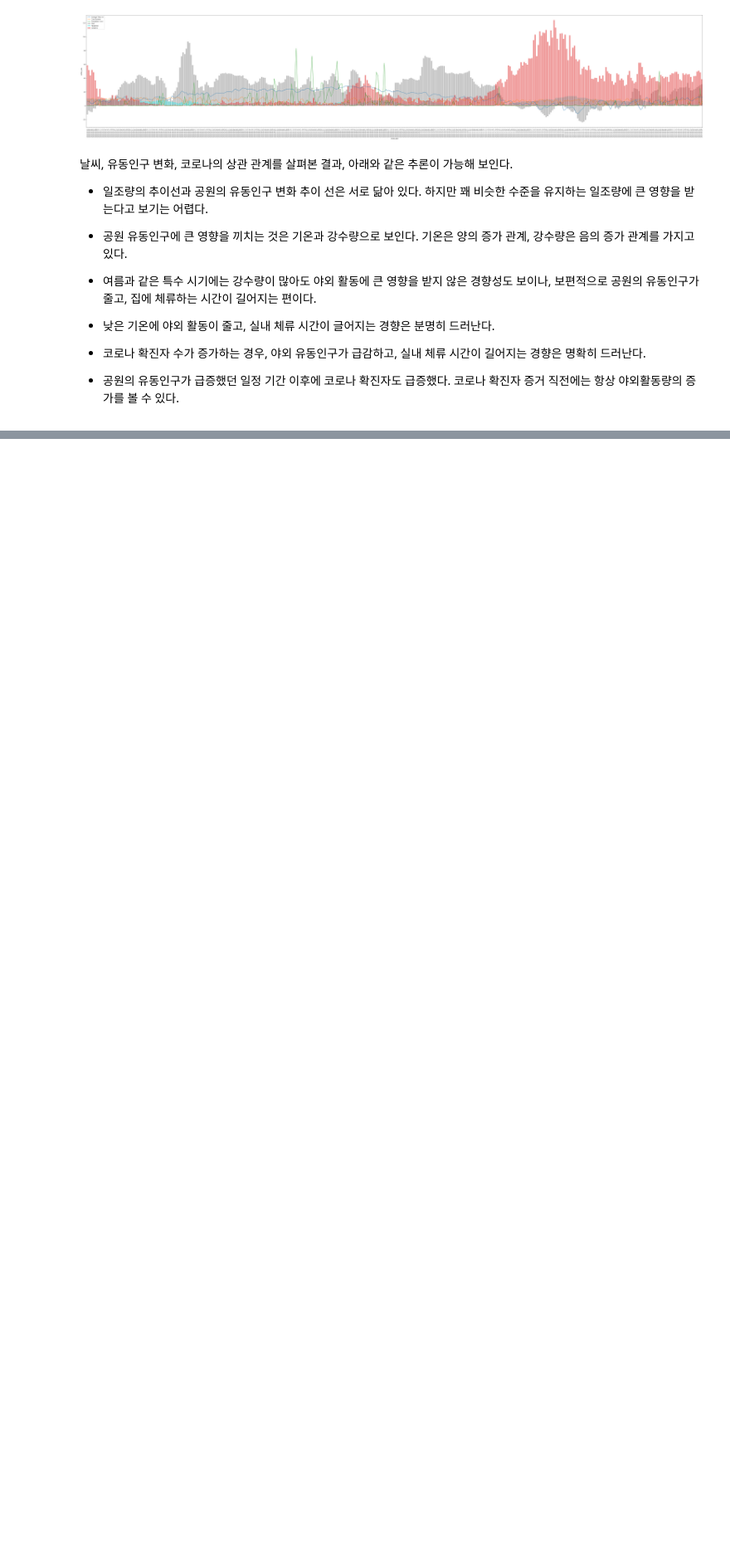
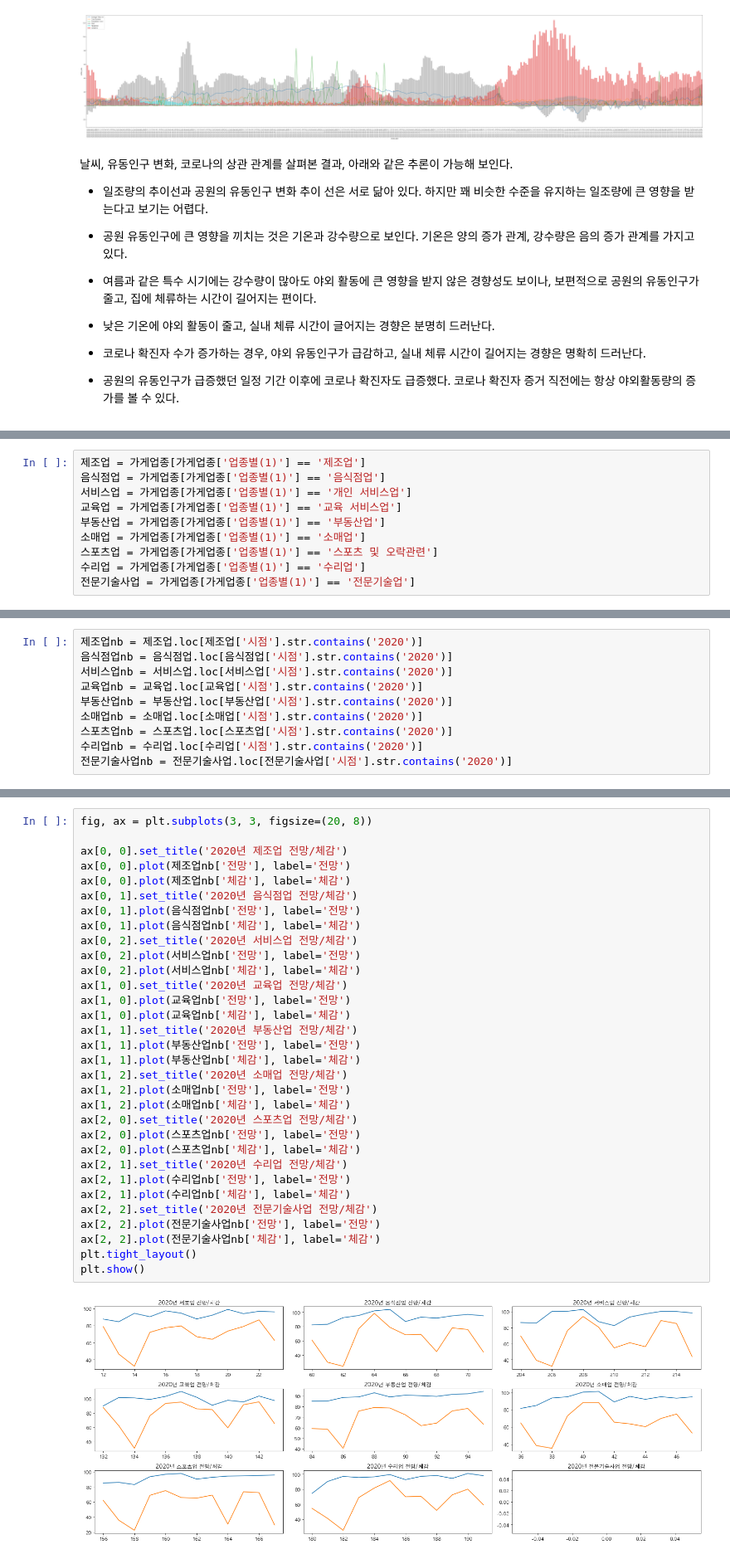
Before and after one commit to wonkwonlee/covid-data-analysis, a Jupyter notebook: covid19-EDA.ipynb, the cells around one changed output, grey strips where cells are left out. Shown at 83% size. Saved outputs shown, nothing was run; the diff lists cells and outputs as text; blank space fills up the shorter version.

```diff
--- a/covid19-EDA.ipynb
+++ b/covid19-EDA.ipynb
@@ -571,0 +842,10 @@ plt.show()
+# %%
+제조업 = 가게업종[가게업종['업종별(1)'] == '제조업']
+음식점업 = 가게업종[가게업종['업종별(1)'] == '음식점업']
+서비스업 = 가게업종[가게업종['업종별(1)'] == '개인 서비스업']
+교육업 = 가게업종[가게업종['업종별(1)'] == '교육 서비스업']
+부동산업 = 가게업종[가게업종['업종별(1)'] == '부동산업']
+소매업 = 가게업종[가게업종['업종별(1)'] == '소매업']
+스포츠업 = 가게업종[가게업종['업종별(1)'] == '스포츠 및 오락관련']
+수리업 = 가게업종[가게업종['업종별(1)'] == '수리업']
+전문기술사업 = 가게업종[가게업종['업종별(1)'] == '전문기술업']
@@ -571,0 +863,10 @@ plt.show()
+# %%
+제조업nb = 제조업.loc[제조업['시점'].str.contains('2020')]
+음식점업nb = 음식점업.loc[음식점업['시점'].str.contains('2020')]
+서비스업nb = 서비스업.loc[서비스업['시점'].str.contains('2020')]
+교육업nb = 교육업.loc[교육업['시점'].str.contains('2020')]
+부동산업nb = 부동산업.loc[부동산업['시점'].str.contains('2020')]
+소매업nb = 소매업.loc[소매업['시점'].str.contains('2020')]
+스포츠업nb = 스포츠업.loc[스포츠업['시점'].str.contains('2020')]
+수리업nb = 수리업.loc[수리업['시점'].str.contains('2020')]
+전문기술사업nb = 전문기술사업.loc[전문기술사업['시점'].str.contains('2020')]
@@ -571,0 +913,34 @@ plt.show()
+# %%
+fig, ax = plt.subplots(3, 3, figsize=(20, 8))
+
+ax[0, 0].set_title('2020년 제조업 전망/체감')
+ax[0, 0].plot(제조업nb['전망'], label='전망')
+ax[0, 0].plot(제조업nb['체감'], label='체감')
+ax[0, 1].set_title('2020년 음식점업 전망/체감')
+ax[0, 1].plot(음식점업nb['전망'], label='전망')
+ax[0, 1].plot(음식점업nb['체감'], label='체감')
+ax[0, 2].set_title('2020년 서비스업 전망/체감')
+ax[0, 2].plot(서비스업nb['전망'], label='전망')
+ax[0, 2].plot(서비스업nb['체감'], label='체감')
+ax[1, 0].set_title('2020년 교육업 전망/체감')
+ax[1, 0].plot(교육업nb['전망'], label='전망')
+ax[1, 0].plot(교육업nb['체감'], label='체감')
+ax[1, 1].set_title('2020년 부동산업 전망/체감')
+ax[1, 1].plot(부동산업nb['전망'], label='전망')
+ax[1, 1].plot(부동산업nb['체감'], label='체감')
+ax[1, 2].set_title('2020년 소매업 전망/체감')
+ax[1, 2].plot(소매업nb['전망'], label='전망')
+ax[1, 2].plot(소매업nb['체감'], label='체감')
+ax[2, 0].set_title('2020년 스포츠업 전망/체감')
+ax[2, 0].plot(스포츠업nb['전망'], label='전망')
+ax[2, 0].plot(스포츠업nb['체감'], label='체감')
+ax[2, 1].set_title('2020년 수리업 전망/체감')
+ax[2, 1].plot(수리업nb['전망'], label='전망')
+ax[2, 1].plot(수리업nb['체감'], label='체감')
+ax[2, 2].set_title('2020년 전문기술사업 전망/체감')
+ax[2, 2].plot(전문기술사업nb['전망'], label='전망')
+ax[2, 2].plot(전문기술사업nb['체감'], label='체감')
+plt.tight_layout()
+plt.show()
+# %% [output]
+[figure, added]
```
Also changed, not shown: parts of 37 cells of this notebook, 4 other files.
